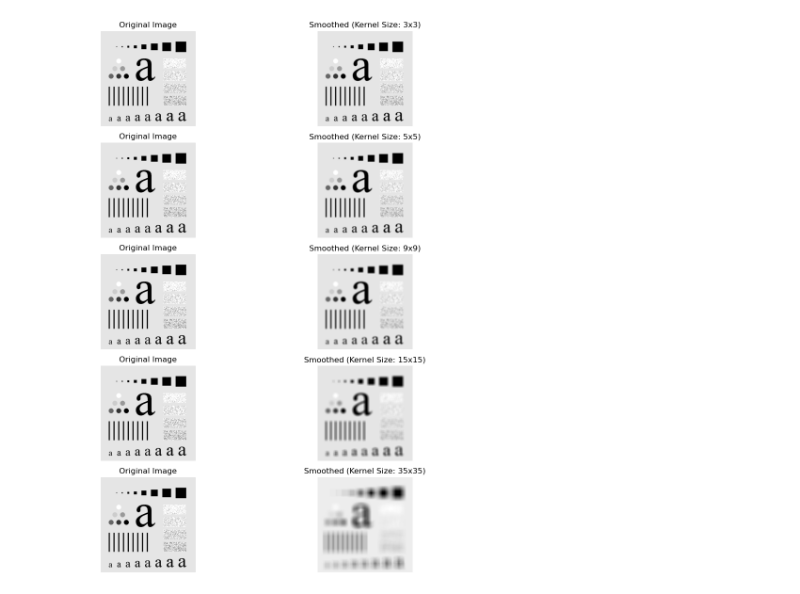
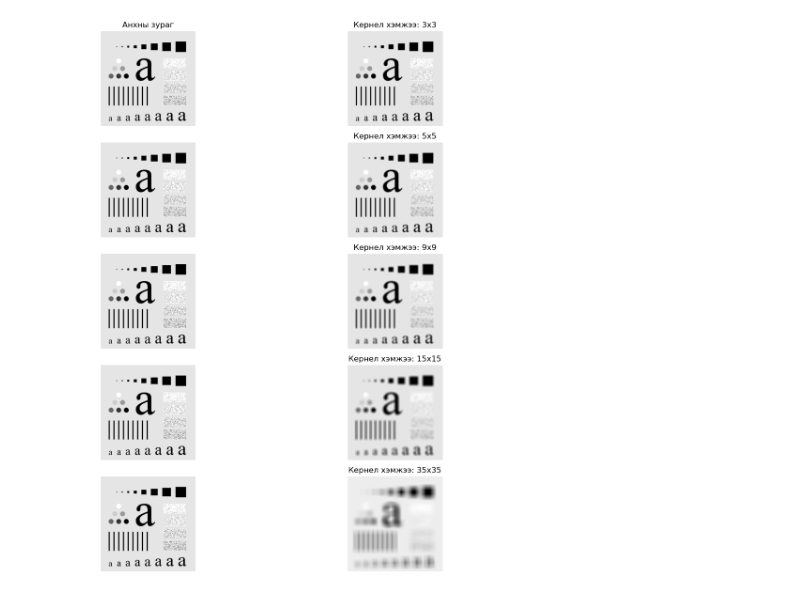
Before and after one commit to TemuujinE/NUM-Pattern-Recognition, a Jupyter notebook: lab2/Mid/Smoothing.ipynb, the cells around one changed output. Cells and saved outputs as stored; diff of their text form; code cells hidden in the pictures.

```diff
--- a/lab2/Mid/Smoothing.ipynb
+++ b/lab2/Mid/Smoothing.ipynb
@@ -13,28 +13,31 @@ import matplotlib.image as mpimg
 # %%
 img_dir = "../../DIP3E_Original_Images_CH03"
 img = Image.open(f"{img_dir}/Fig0333(a)(test_pattern_blurring_orig).tif")
-original_image = np.asarray(img)
+img = np.asarray(img)
 # %%
 kernel_sizes = [3, 5, 9, 15, 35]
 
 num_rows = len(kernel_sizes)
 num_cols = 2
-fig, axes = plt.subplots(num_rows, num_cols, figsize = (12, 12))
+fig, axes = plt.subplots(num_rows, num_cols, figsize = (14, 12))
 
 for i, kernel_size in enumerate(kernel_sizes):
-    kernel = np.ones((kernel_size, kernel_size), dtype=np.float32) / (kernel_size ** 2)
-    smoothed_image = cv2.filter2D(original_image, -1, kernel)
+    kernel = np.ones((kernel_size, kernel_size), dtype = np.float32) / (kernel_size ** 2)
+    smoothed_image = cv2.filter2D(img, -1, kernel)
 
-    axes[i, 0].imshow(original_image, cmap='gray')
-    axes[i, 0].set_title(f'Original Image')
+    axes[i, 0].imshow(img, cmap = 'gray')
+    if i == 0:
+        axes[i, 0].set_title('Анхны зураг')
 
     axes[i, 1].imshow(smoothed_image, cmap='gray')
-    axes[i, 1].set_title(f'Smoothed (Kernel Size: {kernel_size}x{kernel_size})')
+    axes[i, 1].set_title(f'Кернел хэмжээ: {kernel_size}x{kernel_size}')
 
     axes[i, 0].axis('off')
     axes[i, 1].axis('off')
 
+
 plt.tight_layout()
 plt.show()
+fig.savefig("./plots/smoothing_1.png", dpi = 300)
 # %% [output]
-[figure, old version]
+[figure, new version]
```
Also changed, not shown: parts of 7 cells of this notebook, 23 other files.
